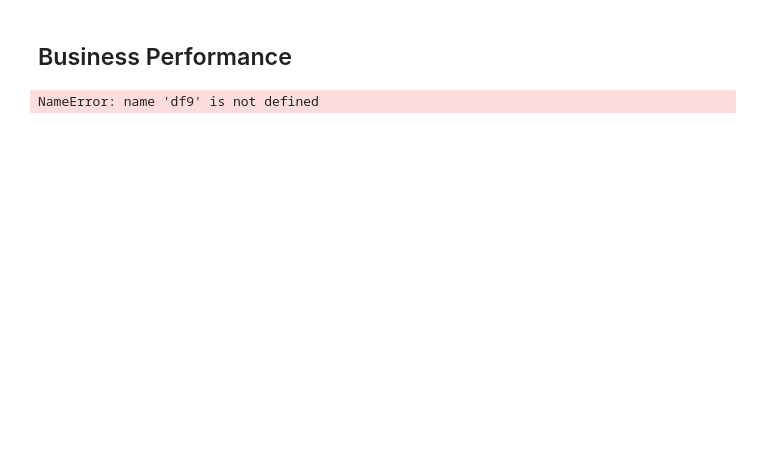
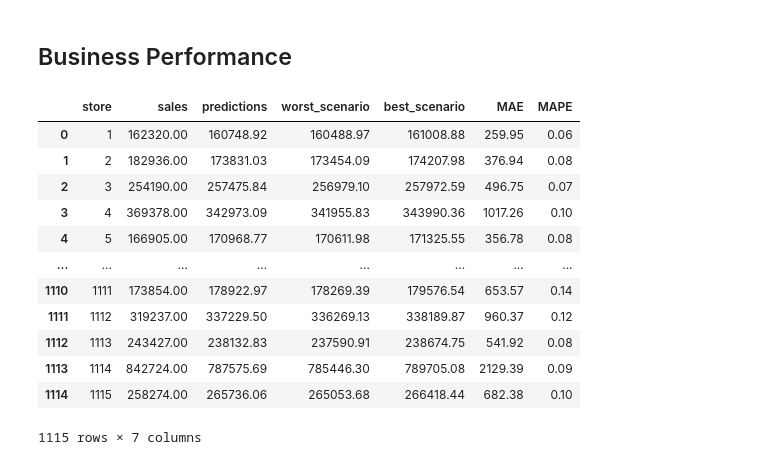
Before and after one commit to danillobarroscordeiro/rossman_sales, a Jupyter notebook: Untitled.ipynb, the cells around one changed output. Saved outputs shown, nothing was run; the diff lists cells and outputs as text; code cells hidden in the pictures; blank space fills up the shorter version.

```diff
--- a/Untitled.ipynb
+++ b/Untitled.ipynb
@@ -1058,19 +1059,33 @@ NameError: name 'df99' is not defined
 ## Business Performance
 # %%
 # sum of predictions
-df9_stores = df9[ ['store', 'predictions'] ].groupby('store').sum().reset_index()
+df9_stores = df9[ ['store', 'sales','predictions'] ].groupby('store').sum().reset_index()
 
 #MAE and MAPE
-df9_aux1 = df9[ ['stores','sales','predictions'] ].groupby('store').apply(lambda x: mean_absolute_error(x['sales'], x['predictions'] ) ).reset_index().rename(
+df9_aux1 = df9[ ['store','sales','predictions'] ].groupby('store').apply(lambda x: mean_absolute_error(x['sales'], x['predictions'] ) ).reset_index().rename(
 columns={0:'MAE'} )
-df9_aux2 = df9[ ['stores','sales','predictions'] ].groupby('store').apply(lambda x: mean_absolute_error_percentage_error(x['sales'], x['predictions'] ) ).reset_index().rename(
+df9_aux2 = df9[ ['store','sales','predictions'] ].groupby('store').apply(lambda x: mean_absolute_error_percentage_error(x['sales'], x['predictions'] ) ).reset_index().rename(
+columns={0:'MAPE'} )
 df9_aux3 = pd.merge(df9_aux1, df9_aux2, how='inner',on='store')
 df9_stores = pd.merge(df9_stores, df9_aux3, how='inner', on='store')
 
 #Scenarios
 df9_stores['worst_scenario'] = df9_stores['predictions'] - df9_stores['MAE']
 df9_stores['best_scenario'] = df9_stores['predictions'] + df9_stores['MAE']
 
-df9_stores = df9_stores[['store','predictions','worst_scenario','best_scenario','MAE','MAPE'] ]
+df9_stores = df9_stores[['store','sales','predictions','worst_scenario','best_scenario','MAE','MAPE'] ]
+df9_stores
 # %% [output]
+|  | store | sales | predictions | worst_scenario | best_scenario | MAE | MAPE |
+| 0 | 1 | 162320.00 | 160748.92 | 160488.97 | 161008.88 | 259.95 | 0.06 |
+| 1 | 2 | 182936.00 | 173831.03 | 173454.09 | 174207.98 | 376.94 | 0.08 |
+| 2 | 3 | 254190.00 | 257475.84 | 256979.10 | 257972.59 | 496.75 | 0.07 |
+| 3 | 4 | 369378.00 | 342973.09 | 341955.83 | 343990.36 | 1017.26 | 0.10 |
+| 4 | 5 | 166905.00 | 170968.77 | 170611.98 | 171325.55 | 356.78 | 0.08 |
+| ... | ... | ... | ... | ... | ... | ... | ... |
+| 1110 | 1111 | 173854.00 | 178922.97 | 178269.39 | 179576.54 | 653.57 | 0.14 |
+| 1111 | 1112 | 319237.00 | 337229.50 | 336269.13 | 338189.87 | 960.37 | 0.12 |
+| 1112 | 1113 | 243427.00 | 238132.83 | 237590.91 | 238674.75 | 541.92 | 0.08 |
+| 1113 | 1114 | 842724.00 | 787575.69 | 785446.30 | 789705.08 | 2129.39 | 0.09 |
+| 1114 | 1115 | 258274.00 | 265736.06 | 265053.68 | 266418.44 | 682.38 | 0.10 |
-NameError: name 'df9' is not defined
+1115 rows × 7 columns
```
Also changed, not shown: parts of 9 cells of this notebook.
